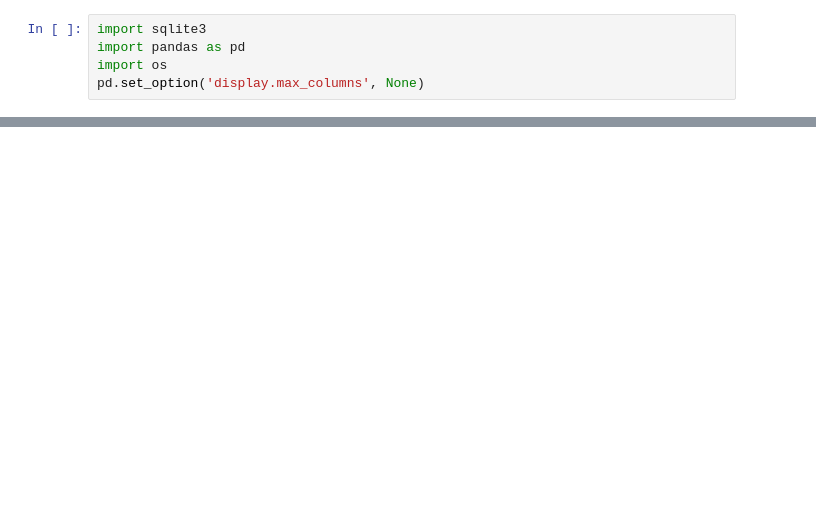
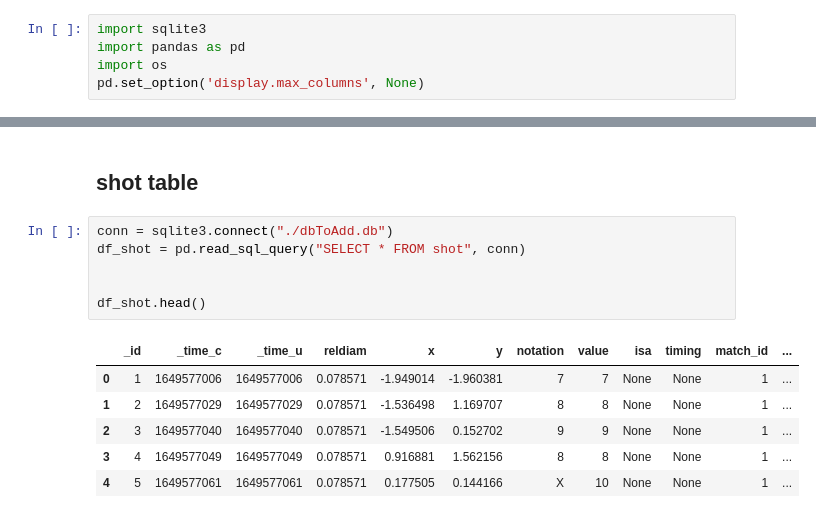
Before and after one commit to JarnoDeSmedt/streamlit-archery-logbook, a Jupyter notebook: DATA/data-exploration.ipynb, the cells around one changed output, grey strips where cells are left out. Drawn from its saved outputs; the diff is of its cells as text; blank space fills up the shorter version.

```diff
--- a/DATA/data-exploration.ipynb
+++ b/DATA/data-exploration.ipynb
@@ -183,0 +270,15 @@ df['meteo_wind'] = df['meteo_wind'].replace(meteo_wind_mapping)
+# %% [markdown]
+## shot table
+# %%
+conn = sqlite3.connect("./dbToAdd.db")
+df_shot = pd.read_sql_query("SELECT * FROM shot", conn)
+
+
+df_shot.head()
+# %% [output]
+|  | _id | _time_c | _time_u | reldiam | x | y | notation | value | isa | timing | match_id | ... |
+| 0 | 1 | 1649577006 | 1649577006 | 0.078571 | -1.949014 | -1.960381 | 7 | 7 | None | None | 1 | ... |
+| 1 | 2 | 1649577029 | 1649577029 | 0.078571 | -1.536498 | 1.169707 | 8 | 8 | None | None | 1 | ... |
+| 2 | 3 | 1649577040 | 1649577040 | 0.078571 | -1.549506 | 0.152702 | 9 | 9 | None | None | 1 | ... |
+| 3 | 4 | 1649577049 | 1649577049 | 0.078571 | 0.916881 | 1.562156 | 8 | 8 | None | None | 1 | ... |
+| 4 | 5 | 1649577061 | 1649577061 | 0.078571 | 0.177505 | 0.144166 | X | 10 | None | None | 1 | ... |
```
Also changed, not shown: parts of 21 cells of this notebook, 2 other files.
